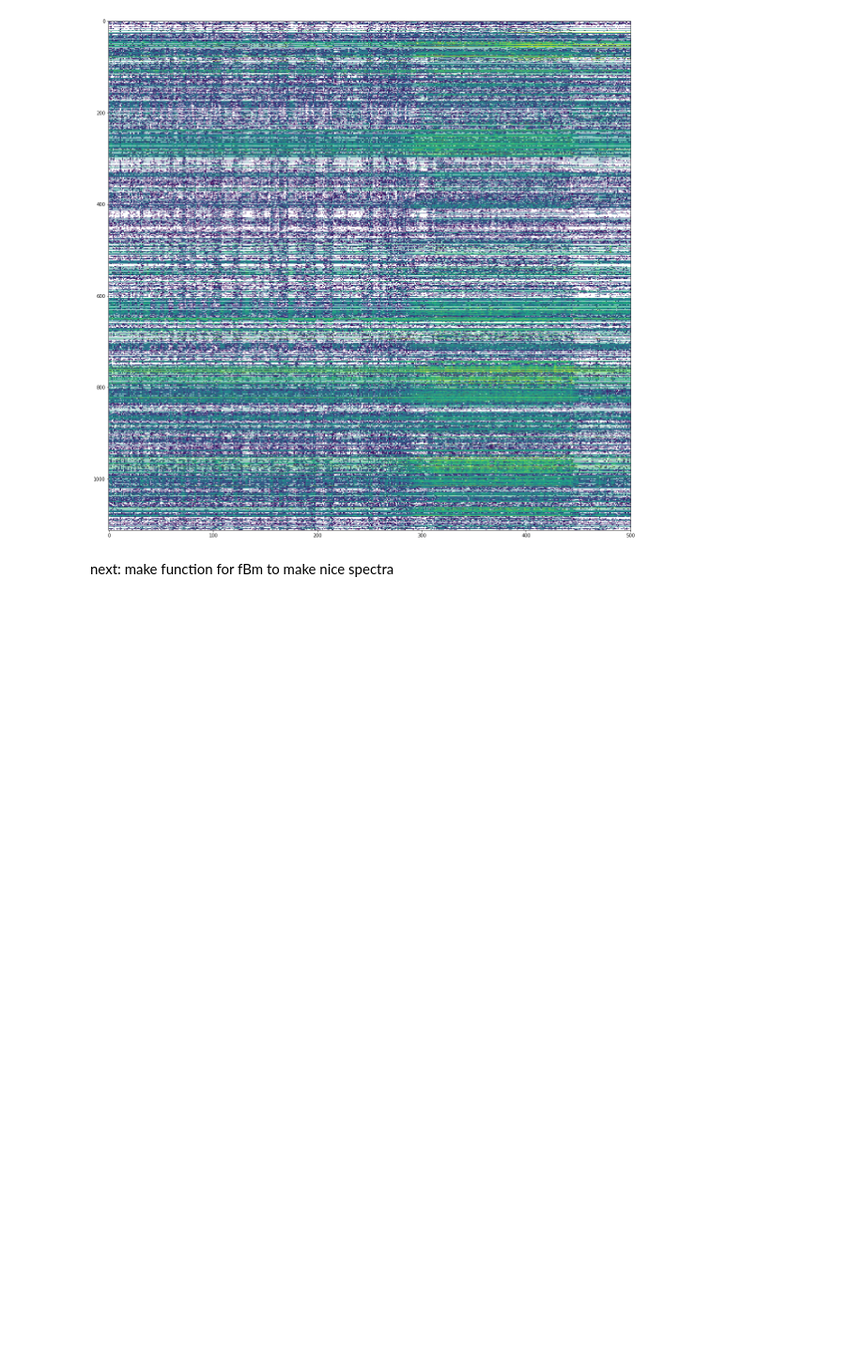
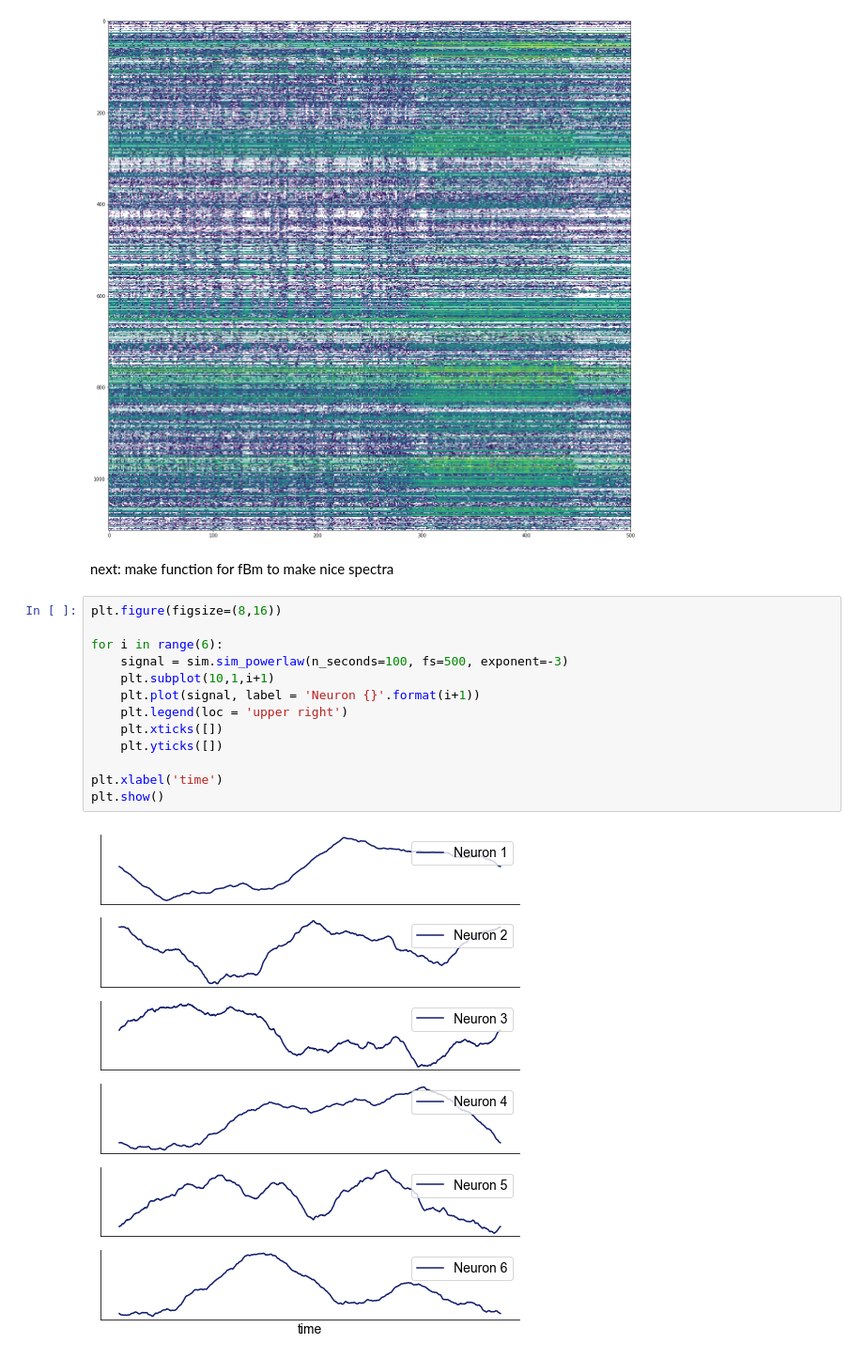
Before and after one commit to voytekresearch/galaxybrain, a Jupyter notebook: notebooks/Diagrams.ipynb, the cells around one changed output. Shown at 94% size. Drawn from its saved outputs; the diff is of its cells as text; blank space fills up the shorter version.

```diff
--- a/notebooks/Diagrams.ipynb
+++ b/notebooks/Diagrams.ipynb
@@ -40,3 +45,18 @@ plt.savefig('../fig/diagram/raster.svg', bbox_inches='tight')
 [figure]
 # %% [markdown]
 next: make function for fBm to make nice spectra
+# %%
+plt.figure(figsize=(8,16))
+
+for i in range(6):
+    signal = sim.sim_powerlaw(n_seconds=100, fs=500, exponent=-3)
+    plt.subplot(10,1,i+1)
+    plt.plot(signal, label = 'Neuron {}'.format(i+1))
+    plt.legend(loc = 'upper right')
+    plt.xticks([])
+    plt.yticks([])
+
+plt.xlabel('time')
+plt.show()
+# %% [output]
+[figure, added]
```
Also changed, not shown: parts of 3 cells of this notebook, 3 other files.
